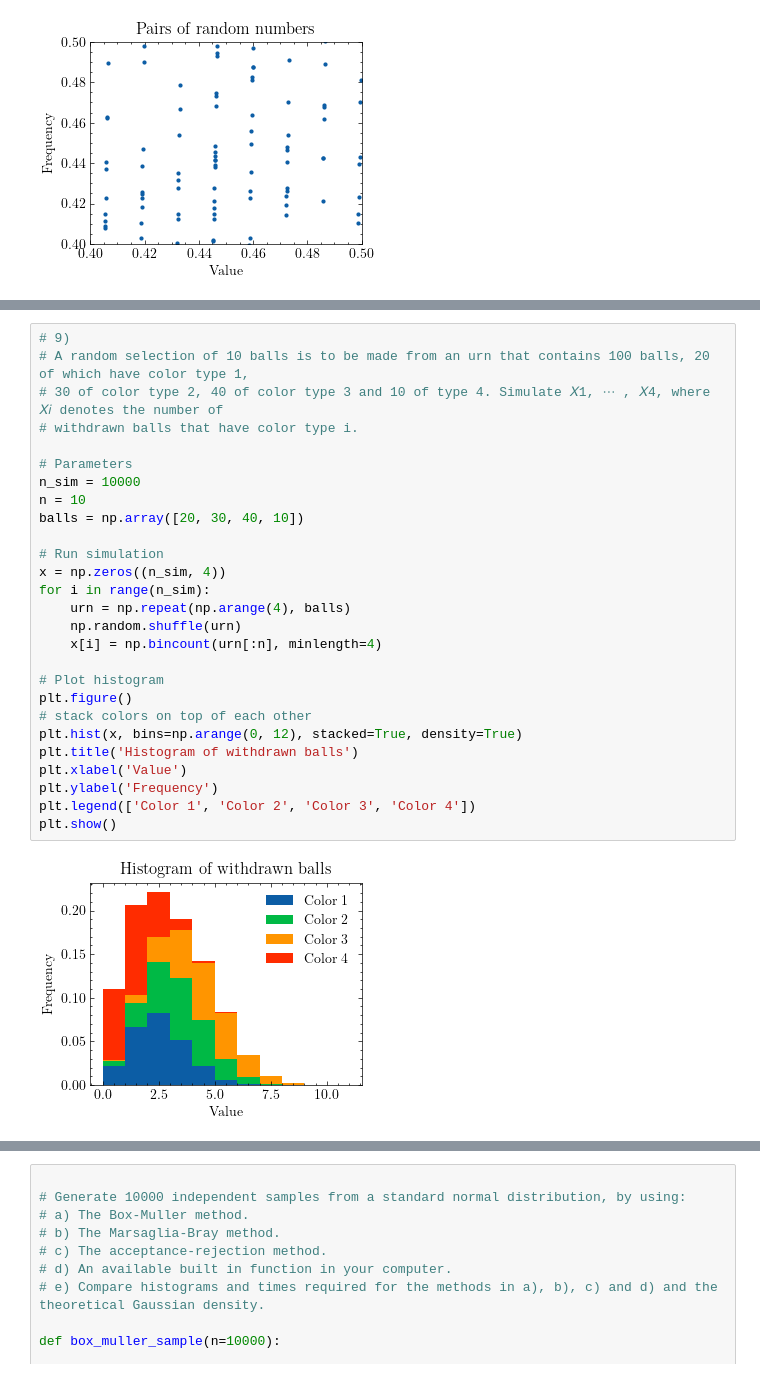
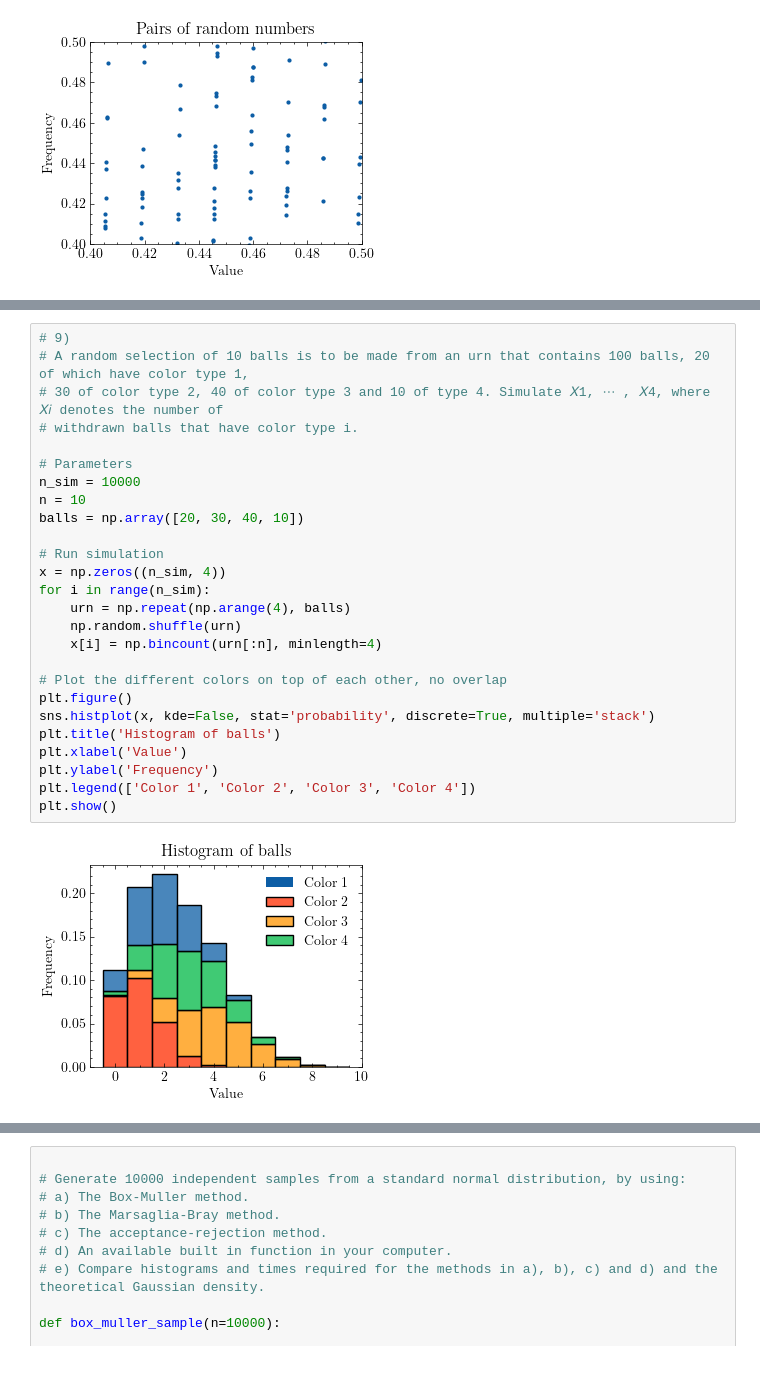
Before and after one commit to kanavmal/MATH512, a Jupyter notebook: Project 2/code.ipynb, the cells around one changed output, grey strips where cells are left out. Drawn from its saved outputs; the diff is of its cells as text.

```diff
--- a/Project 2/code.ipynb
+++ b/Project 2/code.ipynb
@@ -378,29 +378,28 @@ Variance: 1281.45229404
 # %%
 # 9)
 # A random selection of 10 balls is to be made from an urn that contains 100 balls, 20 of which have color type 1,
 # 30 of color type 2, 40 of color type 3 and 10 of type 4. Simulate 𝑋1, ⋯ , 𝑋4, where 𝑋𝑖 denotes the number of
 # withdrawn balls that have color type i.
 
 # Parameters
 n_sim = 10000
 n = 10
 balls = np.array([20, 30, 40, 10])
 
 # Run simulation
 x = np.zeros((n_sim, 4))
 for i in range(n_sim):
     urn = np.repeat(np.arange(4), balls)
     np.random.shuffle(urn)
     x[i] = np.bincount(urn[:n], minlength=4)
 
-# Plot histogram
+# Plot the different colors on top of each other, no overlap
 plt.figure()
-# stack colors on top of each other
-plt.hist(x, bins=np.arange(0, 12), stacked=True, density=True)
-plt.title('Histogram of withdrawn balls')
+sns.histplot(x, kde=False, stat='probability', discrete=True, multiple='stack')
+plt.title('Histogram of balls')
 plt.xlabel('Value')
 plt.ylabel('Frequency')
 plt.legend(['Color 1', 'Color 2', 'Color 3', 'Color 4'])
 plt.show()
 # %% [output]
-[figure, old version]
+[figure, new version]
```
Also changed, not shown: parts of 14 cells of this notebook, 2 other files.
